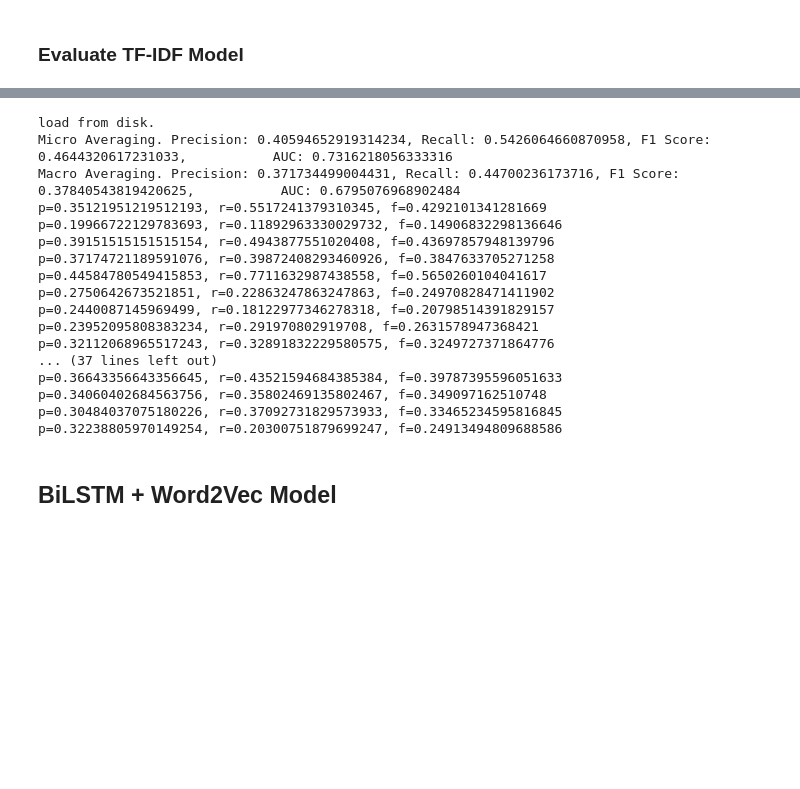
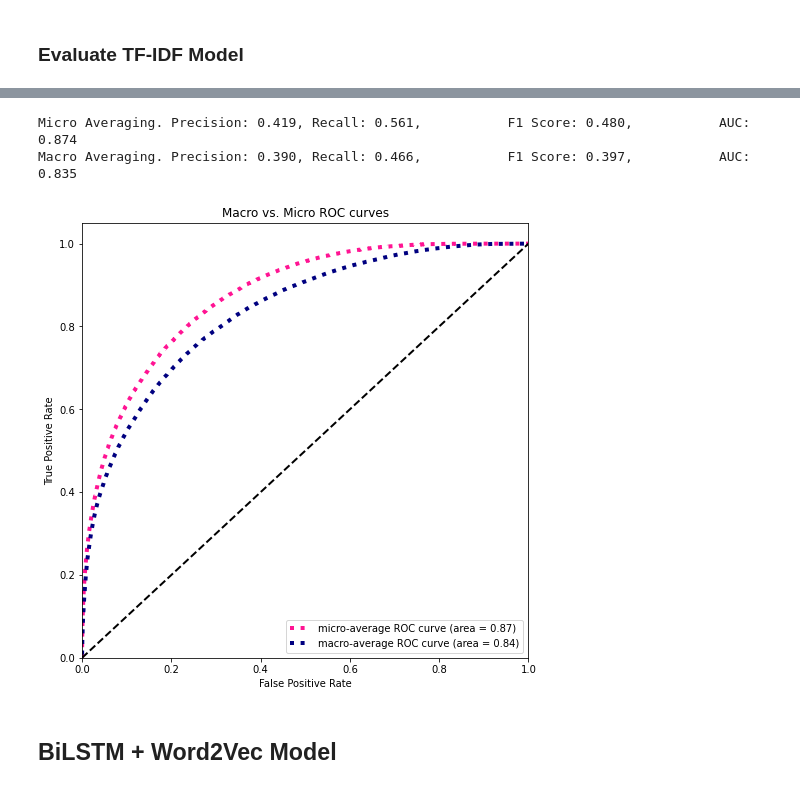
Before and after one commit to amyth18/Deep-Learning-Model-For-Disease-Prediction, a Jupyter notebook: Main_Prediction_Model_Final_Submission.ipynb, the cells around one changed output, grey strips where cells are left out. Drawn from its saved outputs; the diff is of its cells as text; code cells hidden in the pictures; blank space fills up the shorter version.

```diff
--- a/Main_Prediction_Model_Final_Submission.ipynb
+++ b/Main_Prediction_Model_Final_Submission.ipynb
@@ -941,33 +1004,16 @@ time: 21.008857488632202 memory_used: 18903998464 gpu_memory_used: 82597376
 # %%
-if model is None:
-  print("load from disk.")
-  model = BiLSTM(input_dim=50, embedding_dim=LSTM_HIDDEN_VEC_SIZE, output_dim=50,
-                      model_name="tf-idf")
-  if torch.cuda.is_available():
-    model.cuda()
-  model.load_state_dict(torch.load(f"{PROJECT_PATH}/models/tf-idf-27-04-2022-16-29-54"))
-  evaluate_model(model, test_loader_tf_idf)
-else:
-  print("Evaluate in-memory model.")
-  evaluate_model(model, test_loader_tf_idf)
+model = BiLSTM(input_dim=50, embedding_dim=LSTM_HIDDEN_VEC_SIZE,
+               output_dim=50,
+               model_name="tf-idf")
+# load the previously saved model from training step.
+model.load_state_dict(torch.load(f"{PROJECT_PATH}/models/tf-idf-27-04-2022-16-29-54"))
+if torch.cuda.is_available():
+  model.cuda()
+evaluate_model(model, test_loader_tf_idf, 0.20)
 # %% [output]
-load from disk.
-Micro Averaging. Precision: 0.40594652919314234, Recall: 0.5426064660870958, F1 Score: 0.4644320617231033,           AUC: 0.7316218056333316
-Macro Averaging. Precision: 0.371734499004431, Recall: 0.44700236173716, F1 Score: 0.37840543819420625,           AUC: 0.6795076968902484
-p=0.35121951219512193, r=0.5517241379310345, f=0.4292101341281669
-p=0.19966722129783693, r=0.11892963330029732, f=0.14906832298136646
-p=0.39151515151515154, r=0.4943877551020408, f=0.43697857948139796
-p=0.37174721189591076, r=0.39872408293460926, f=0.3847633705271258
-p=0.44584780549415853, r=0.7711632987438558, f=0.5650260104041617
-p=0.2750642673521851, r=0.22863247863247863, f=0.24970828471411902
-p=0.2440087145969499, r=0.18122977346278318, f=0.20798514391829157
-p=0.23952095808383234, r=0.291970802919708, f=0.2631578947368421
-p=0.32112068965517243, r=0.32891832229580575, f=0.3249727371864776
-... (37 lines left out)
-p=0.36643356643356645, r=0.43521594684385384, f=0.39787395596051633
-p=0.34060402684563756, r=0.35802469135802467, f=0.349097162510748
-p=0.30484037075180226, r=0.37092731829573933, f=0.33465234595816845
-p=0.32238805970149254, r=0.20300751879699247, f=0.24913494809688586
+Micro Averaging. Precision: 0.419, Recall: 0.561,           F1 Score: 0.480,           AUC: 0.874
+Macro Averaging. Precision: 0.390, Recall: 0.466,           F1 Score: 0.397,           AUC: 0.835
+[figure, added]
 # %% [markdown]
 ## BiLSTM + Word2Vec Model
 # %% [markdown]
```
Also changed, not shown: parts of 10 cells of this notebook.
